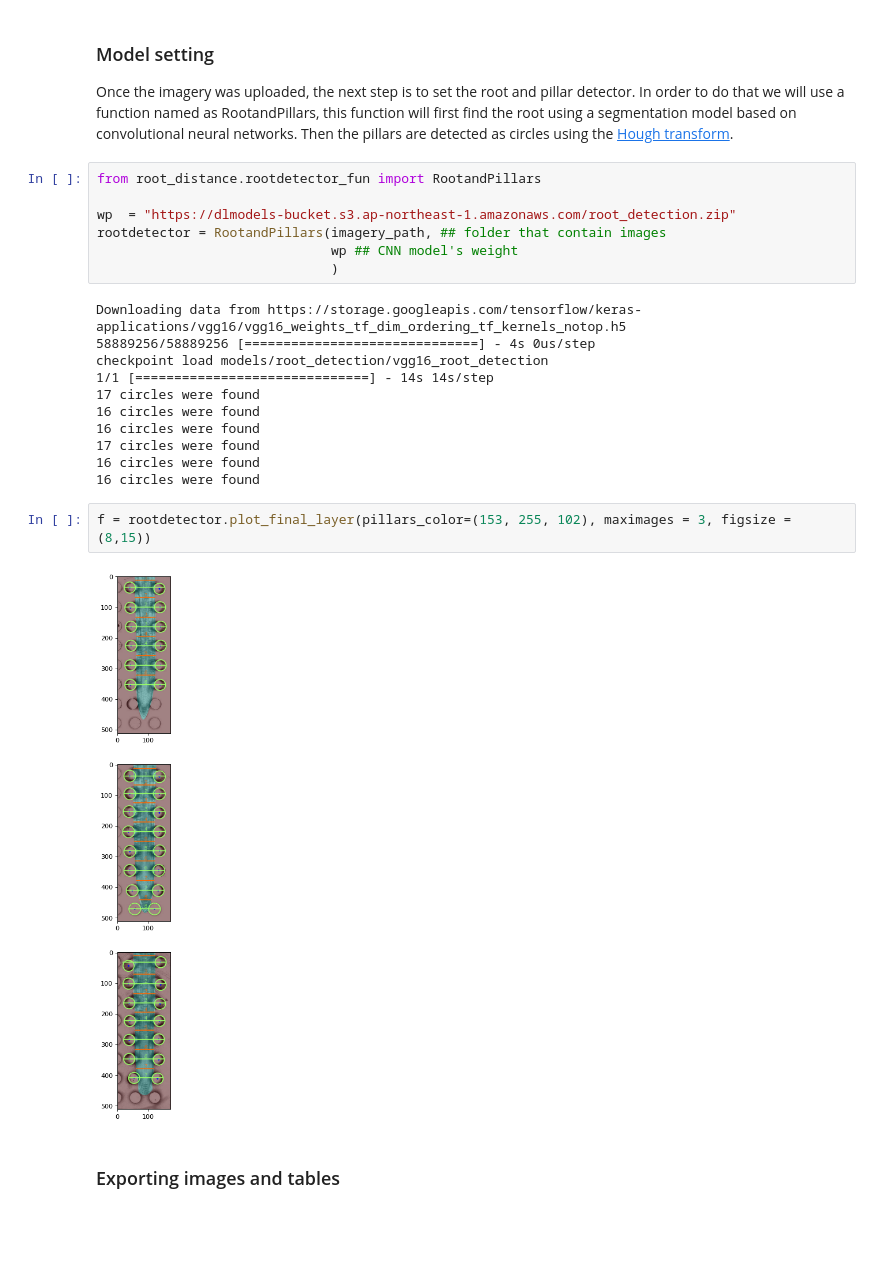
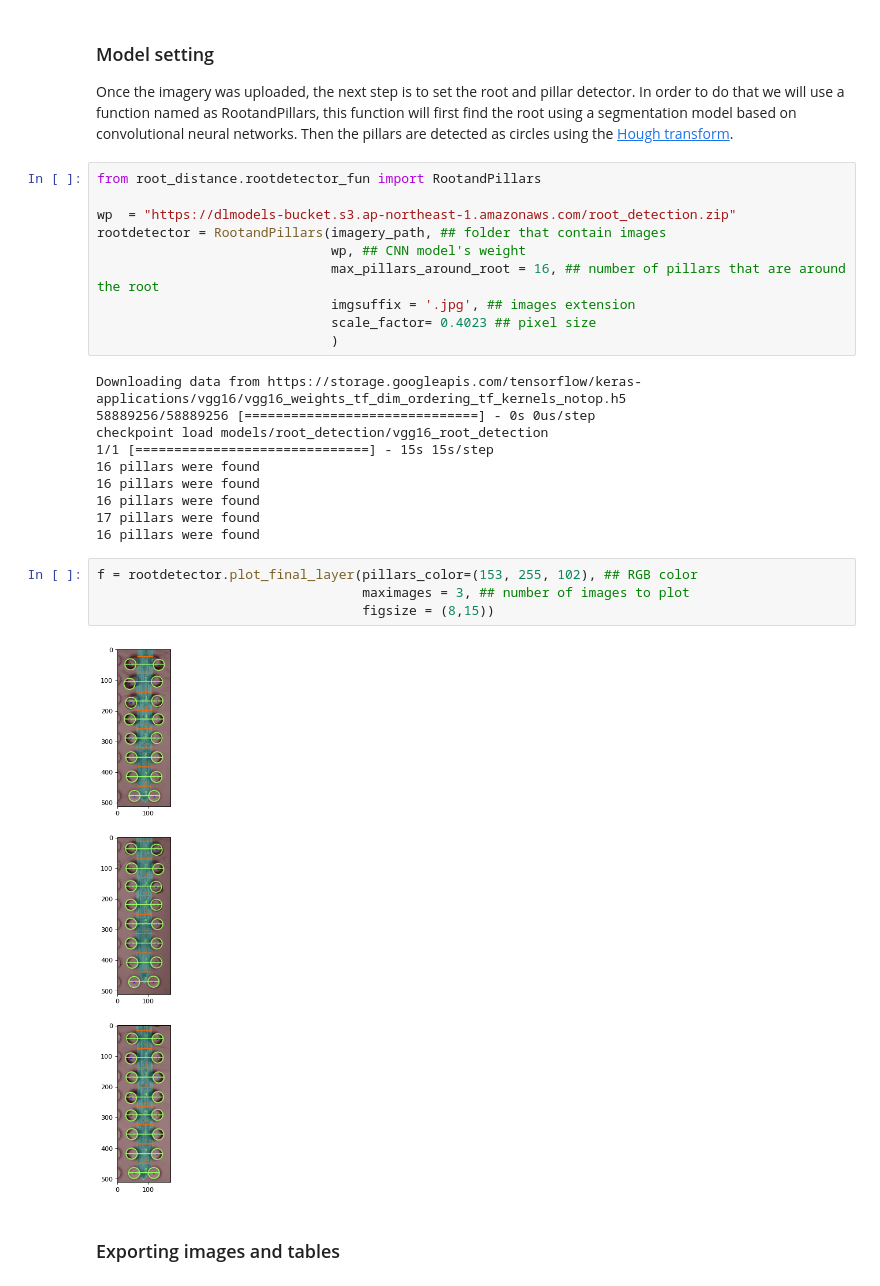
Before and after one commit to anaguilarar/Pillars_PNuT, a Jupyter notebook: root_detection.ipynb, the cells around one changed output. Drawn from its saved outputs; the diff is of its cells as text; blank space fills up the shorter version.

```diff
--- a/root_detection.ipynb
+++ b/root_detection.ipynb
@@ -55,23 +61,27 @@ from root_distance.rootdetector_fun import RootandPillars
 
 wp  = "https://dlmodels-bucket.s3.ap-northeast-1.amazonaws.com/root_detection.zip"
 rootdetector = RootandPillars(imagery_path, ## folder that contain images
-                              wp ## CNN model's weight
+                              wp, ## CNN model's weight
+                              max_pillars_around_root = 16, ## number of pillars that are around the root
+                              imgsuffix = '.jpg', ## images extension
+                              scale_factor= 0.4023 ## pixel size
                               )
 # %% [output]
 Downloading data from https://storage.googleapis.com/tensorflow/keras-applications/vgg16/vgg16_weights_tf_dim_ordering_tf_kernels_notop.h5
-58889256/58889256 [==============================] - 4s 0us/step
+58889256/58889256 [==============================] - 0s 0us/step
 checkpoint load models/root_detection/vgg16_root_detection
-1/1 [==============================] - 14s 14s/step
-17 circles were found
-16 circles were found
-16 circles were found
-17 circles were found
-16 circles were found
-16 circles were found
+1/1 [==============================] - 15s 15s/step
+16 pillars were found
+16 pillars were found
+16 pillars were found
+17 pillars were found
+16 pillars were found
 # %%
-f = rootdetector.plot_final_layer(pillars_color=(153, 255, 102), maximages = 3, figsize = (8,15))
+f = rootdetector.plot_final_layer(pillars_color=(153, 255, 102), ## RGB color
+                                  maximages = 3, ## number of images to plot
+                                  figsize = (8,15))
 # %% [output]
-[figure, old version]
+[figure, new version]
 # %% [markdown]
 ### Exporting images and tables
 # %%
```
Also changed, not shown: parts of 2 cells of this notebook.
